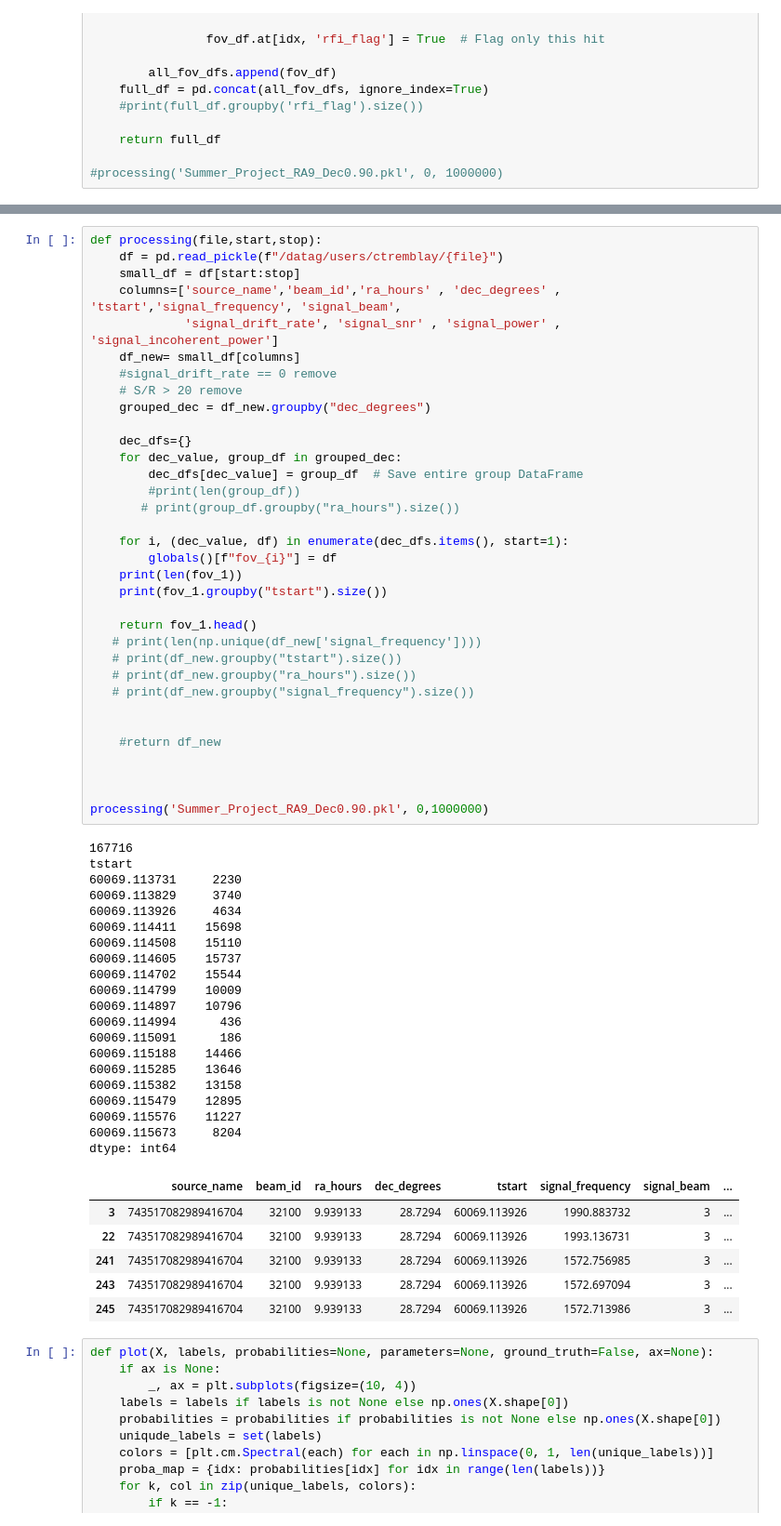
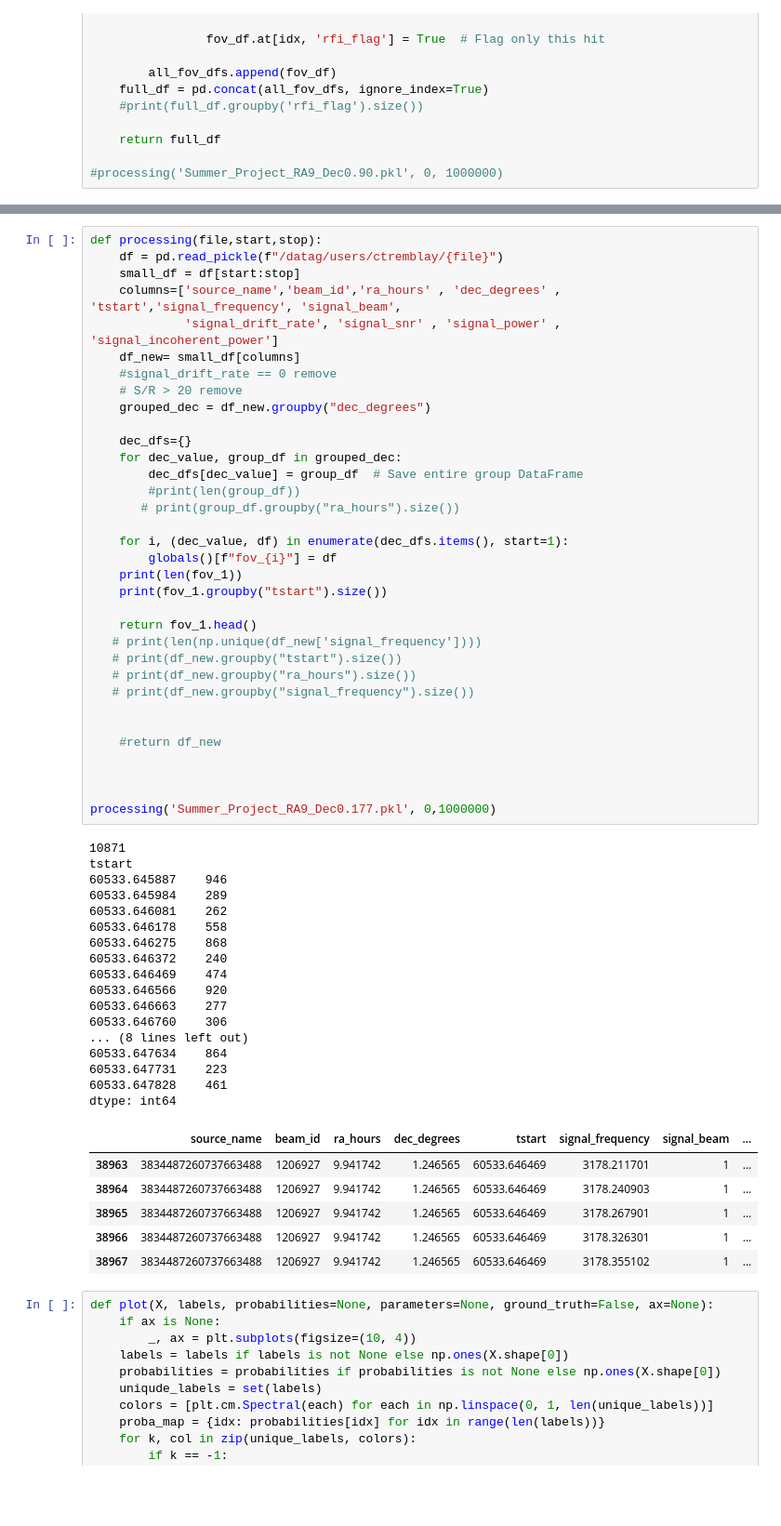
Before and after one commit to jmotamarry/cosmic-testing, a Jupyter notebook: comsic_pp.ipynb, the cells around one changed output, grey strips where cells are left out. Shown: that part at 93% size. Drawn from its saved outputs; the diff is of its cells as text; blank space fills up the shorter version.

```diff
--- a/comsic_pp.ipynb
+++ b/comsic_pp.ipynb
@@ -190,57 +190,54 @@ def processing(file,start,stop):
     #signal_drift_rate == 0 remove
     # S/R > 20 remove
     grouped_dec = df_new.groupby("dec_degrees")
 
     dec_dfs={}
     for dec_value, group_df in grouped_dec:
         dec_dfs[dec_value] = group_df  # Save entire group DataFrame
         #print(len(group_df))
        # print(group_df.groupby("ra_hours").size())
 
     for i, (dec_value, df) in enumerate(dec_dfs.items(), start=1):
         globals()[f"fov_{i}"] = df
     print(len(fov_1))
     print(fov_1.groupby("tstart").size())
 
     return fov_1.head()
    # print(len(np.unique(df_new['signal_frequency'])))
    # print(df_new.groupby("tstart").size())
    # print(df_new.groupby("ra_hours").size())
    # print(df_new.groupby("signal_frequency").size())
 
 
     #return df_new
 
 
 
-processing('Summer_Project_RA9_Dec0.90.pkl', 0,1000000)
+processing('Summer_Project_RA9_Dec0.177.pkl', 0,1000000)
 # %% [output]
-167716
+10871
 tstart
-60069.113731     2230
-60069.113829     3740
-60069.113926     4634
-60069.114411    15698
-60069.114508    15110
-60069.114605    15737
-60069.114702    15544
-60069.114799    10009
-60069.114897    10796
-60069.114994      436
-60069.115091      186
-60069.115188    14466
-60069.115285    13646
-60069.115382    13158
-60069.115479    12895
-60069.115576    11227
-60069.115673     8204
+60533.645887    946
+60533.645984    289
+60533.646081    262
+60533.646178    558
+60533.646275    868
+60533.646372    240
+60533.646469    474
+60533.646566    920
+60533.646663    277
+60533.646760    306
+... (8 lines left out)
+60533.647634    864
+60533.647731    223
+60533.647828    461
 dtype: int64
 |  | source_name | beam_id | ra_hours | dec_degrees | tstart | signal_frequency | signal_beam | ... |
-| 3 | 743517082989416704 | 32100 | 9.939133 | 28.7294 | 60069.113926 | 1990.883732 | 3 | ... |
-| 22 | 743517082989416704 | 32100 | 9.939133 | 28.7294 | 60069.113926 | 1993.136731 | 3 | ... |
-| 241 | 743517082989416704 | 32100 | 9.939133 | 28.7294 | 60069.113926 | 1572.756985 | 3 | ... |
-| 243 | 743517082989416704 | 32100 | 9.939133 | 28.7294 | 60069.113926 | 1572.697094 | 3 | ... |
-| 245 | 743517082989416704 | 32100 | 9.939133 | 28.7294 | 60069.113926 | 1572.713986 | 3 | ... |
+| 38963 | 3834487260737663488 | 1206927 | 9.941742 | 1.246565 | 60533.646469 | 3178.211701 | 1 | ... |
+| 38964 | 3834487260737663488 | 1206927 | 9.941742 | 1.246565 | 60533.646469 | 3178.240903 | 1 | ... |
+| 38965 | 3834487260737663488 | 1206927 | 9.941742 | 1.246565 | 60533.646469 | 3178.267901 | 1 | ... |
+| 38966 | 3834487260737663488 | 1206927 | 9.941742 | 1.246565 | 60533.646469 | 3178.326301 | 1 | ... |
+| 38967 | 3834487260737663488 | 1206927 | 9.941742 | 1.246565 | 60533.646469 | 3178.355102 | 1 | ... |
 # %%
 def plot(X, labels, probabilities=None, parameters=None, ground_truth=False, ax=None):
     if ax is None:
```
Also changed, not shown: parts of 6 cells of this notebook, 6 other files.
